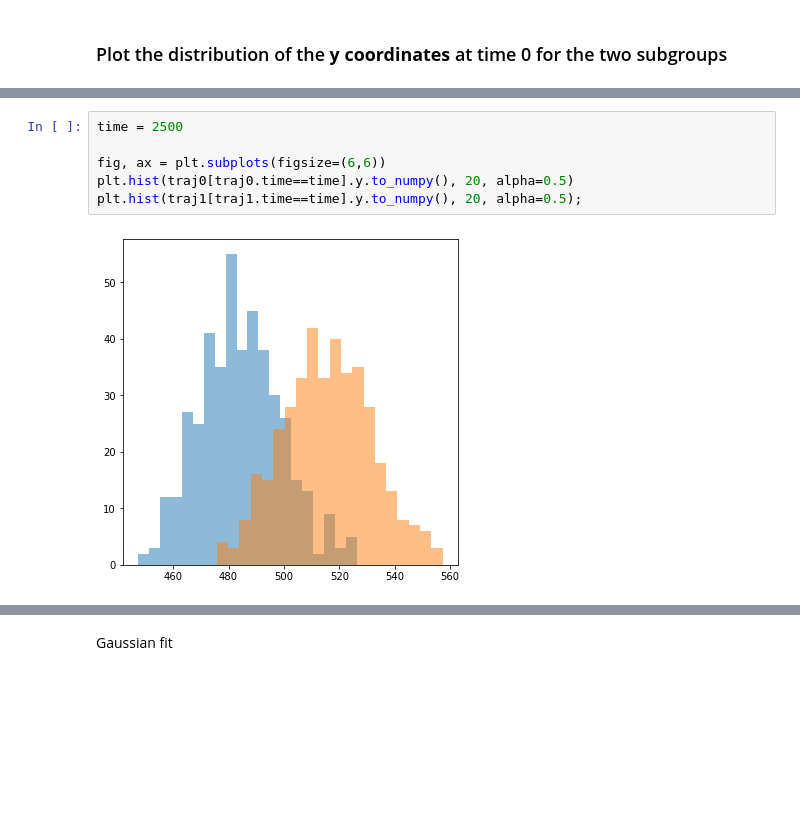
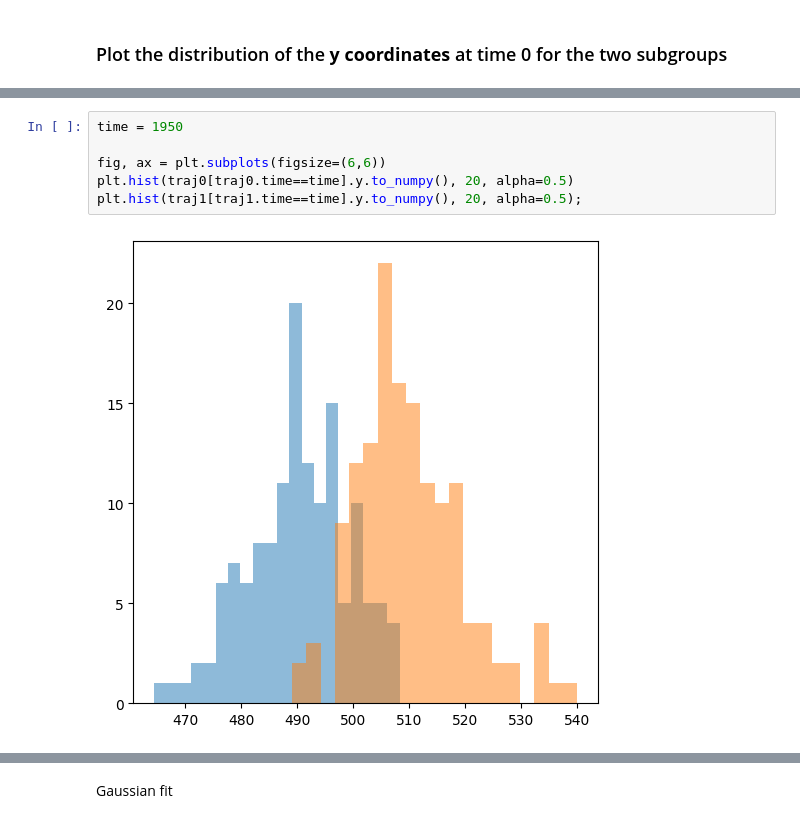
Before and after one commit to eleonoragatti44/Master-Thesis-Gatti, a Jupyter notebook: spatial_model/analysis/bifurcation_point.ipynb, the cells around one changed output, grey strips where cells are left out. Saved outputs shown, nothing was run; the diff lists cells and outputs as text; blank space fills up the shorter version.

```diff
--- a/spatial_model/analysis/bifurcation_point.ipynb
+++ b/spatial_model/analysis/bifurcation_point.ipynb
@@ -76,8 +64,8 @@ plt.hist(traj1[traj1.time==time].y.to_numpy(), 20, alpha=0.5);
 # %%
-time = 2500
+time = 1950
 
 fig, ax = plt.subplots(figsize=(6,6))
 plt.hist(traj0[traj0.time==time].y.to_numpy(), 20, alpha=0.5)
 plt.hist(traj1[traj1.time==time].y.to_numpy(), 20, alpha=0.5);
 # %% [output]
-[figure, old version]
+[figure, new version]
```
Also changed, not shown: parts of 7 cells of this notebook, 30 other files.
